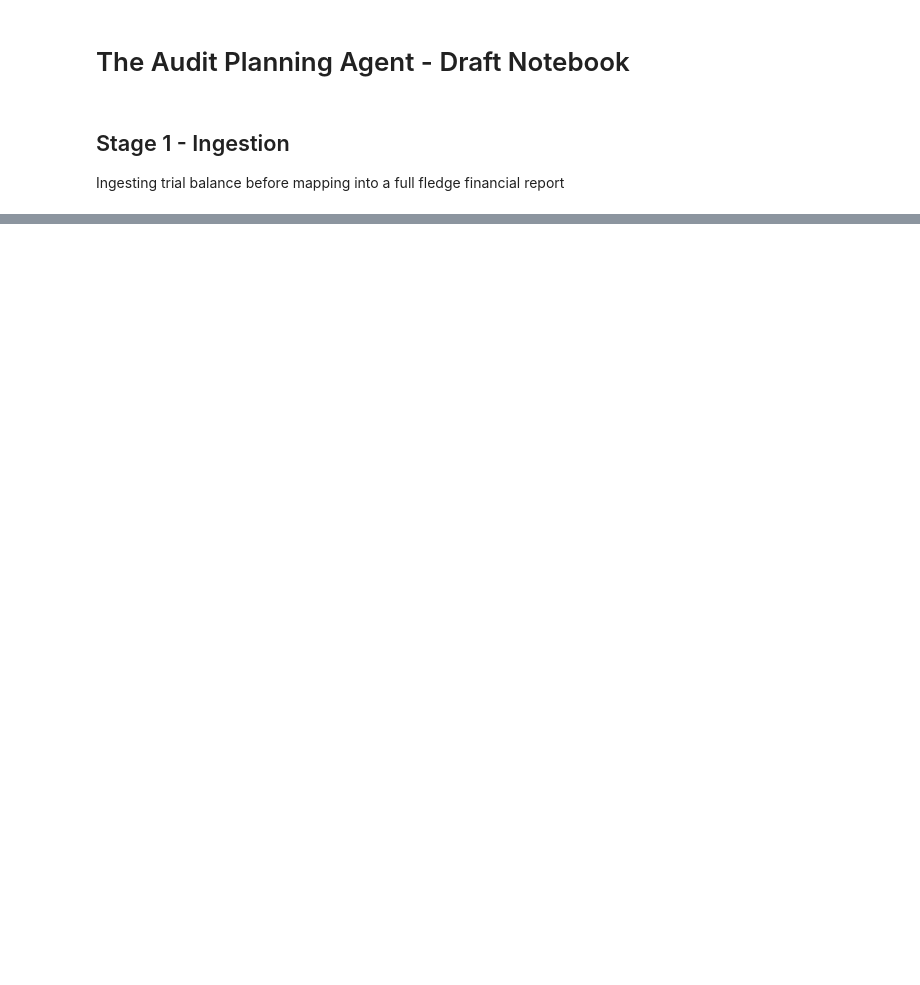
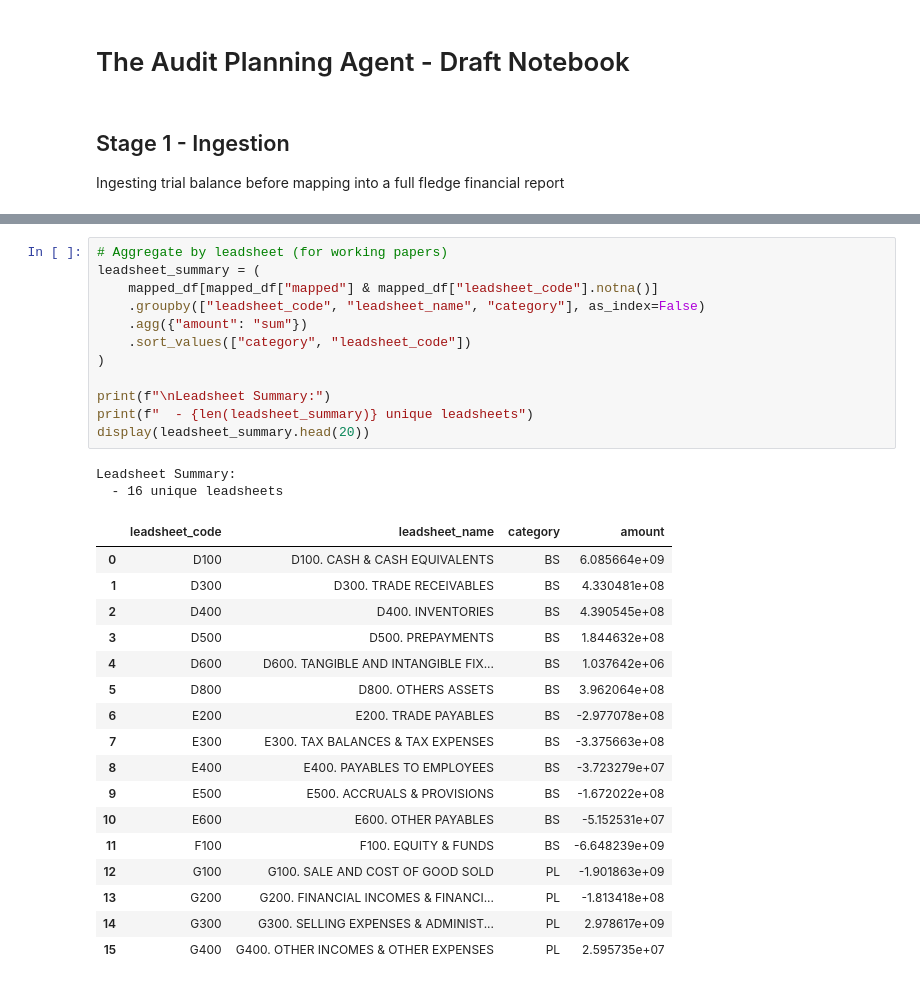
Before and after one commit to lehai0609/Planning_Agent_NDD, a Jupyter notebook: notebooks/draft.ipynb, the cells around one changed output, grey strips where cells are left out. Cells and saved outputs as stored; diff of their text form; blank space fills up the shorter version.

```diff
--- a/notebooks/draft.ipynb
+++ b/notebooks/draft.ipynb
@@ -237,0 +325,32 @@ print(f"Income statement pivot exported to {income_statement_output_path}")
+# %%
+# Aggregate by leadsheet (for working papers)
+leadsheet_summary = (
+    mapped_df[mapped_df["mapped"] & mapped_df["leadsheet_code"].notna()]
+    .groupby(["leadsheet_code", "leadsheet_name", "category"], as_index=False)
+    .agg({"amount": "sum"})
+    .sort_values(["category", "leadsheet_code"])
+)
+
+print(f"\nLeadsheet Summary:")
+print(f"  - {len(leadsheet_summary)} unique leadsheets")
+display(leadsheet_summary.head(20))
+# %% [output]
+Leadsheet Summary:
+  - 16 unique leadsheets
+|  | leadsheet_code | leadsheet_name | category | amount |
+| 0 | D100 | D100. CASH & CASH EQUIVALENTS | BS | 6.085664e+09 |
+| 1 | D300 | D300. TRADE RECEIVABLES | BS | 4.330481e+08 |
+| 2 | D400 | D400. INVENTORIES | BS | 4.390545e+08 |
+| 3 | D500 | D500. PREPAYMENTS | BS | 1.844632e+08 |
+| 4 | D600 | D600. TANGIBLE AND INTANGIBLE FIX... | BS | 1.037642e+06 |
+| 5 | D800 | D800. OTHERS ASSETS | BS | 3.962064e+08 |
+| 6 | E200 | E200. TRADE PAYABLES | BS | -2.977078e+08 |
+| 7 | E300 | E300. TAX BALANCES & TAX EXPENSES | BS | -3.375663e+08 |
+| 8 | E400 | E400. PAYABLES TO EMPLOYEES | BS | -3.723279e+07 |
+| 9 | E500 | E500. ACCRUALS & PROVISIONS | BS | -1.672022e+08 |
+| 10 | E600 | E600. OTHER PAYABLES | BS | -5.152531e+07 |
+| 11 | F100 | F100. EQUITY & FUNDS | BS | -6.648239e+09 |
+| 12 | G100 | G100. SALE AND COST OF GOOD SOLD | PL | -1.901863e+09 |
+| 13 | G200 | G200. FINANCIAL INCOMES & FINANCI... | PL | -1.813418e+08 |
+| 14 | G300 | G300. SELLING EXPENSES & ADMINIST... | PL | 2.978617e+09 |
+| 15 | G400 | G400. OTHER INCOMES & OTHER EXPENSES | PL | 2.595735e+07 |
```
Also changed, not shown: parts of 25 cells of this notebook, 19 other files.
